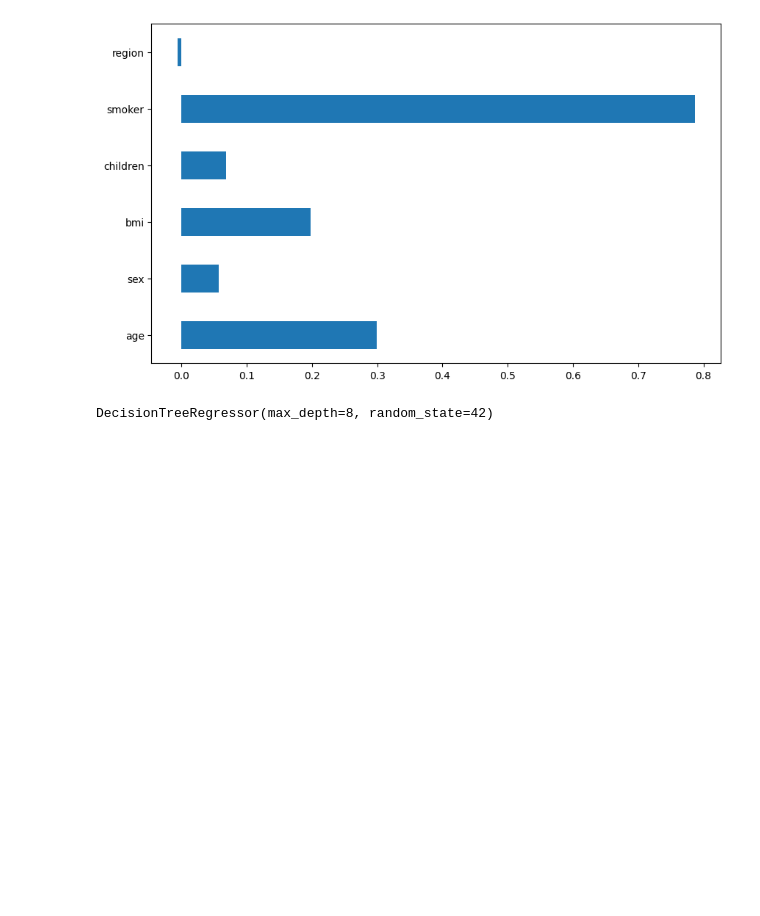
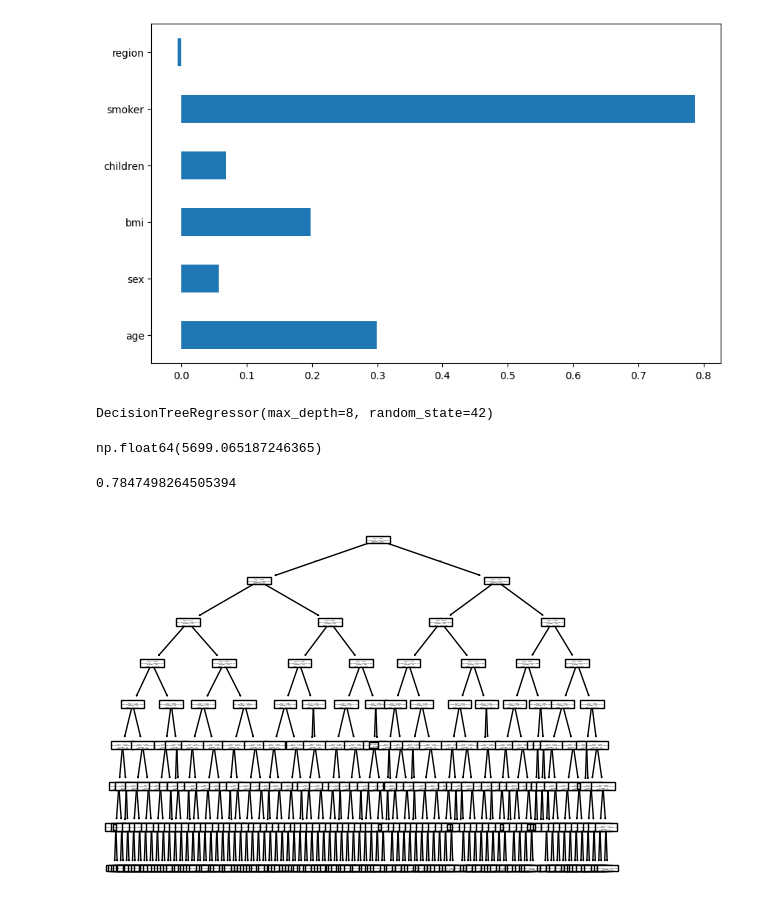
Before and after one commit to saket-nugget/MedCost_RegTree, a Jupyter notebook: MedCost_RegTree.ipynb, the cells around one changed output. Drawn from its saved outputs; the diff is of its cells as text; code cells hidden in the pictures; blank space fills up the shorter version.

```diff
--- a/MedCost_RegTree.ipynb
+++ b/MedCost_RegTree.ipynb
@@ -66,0 +69,13 @@ DecisionTreeRegressor(max_depth=8, random_state=42)
+# %%
+np.sqrt(mean_squared_error(y_test,y_pred))
+# %% [output]
+np.float64(5699.065187246365)
+# %%
+rt.score(X_test,y_test)
+# %% [output]
+0.7847498264505394
+# %%
+plot_tree(rt)
+plt.show()
+# %% [output]
+[figure, added]
```
Also changed, not shown: parts of 1 cell of this notebook.
